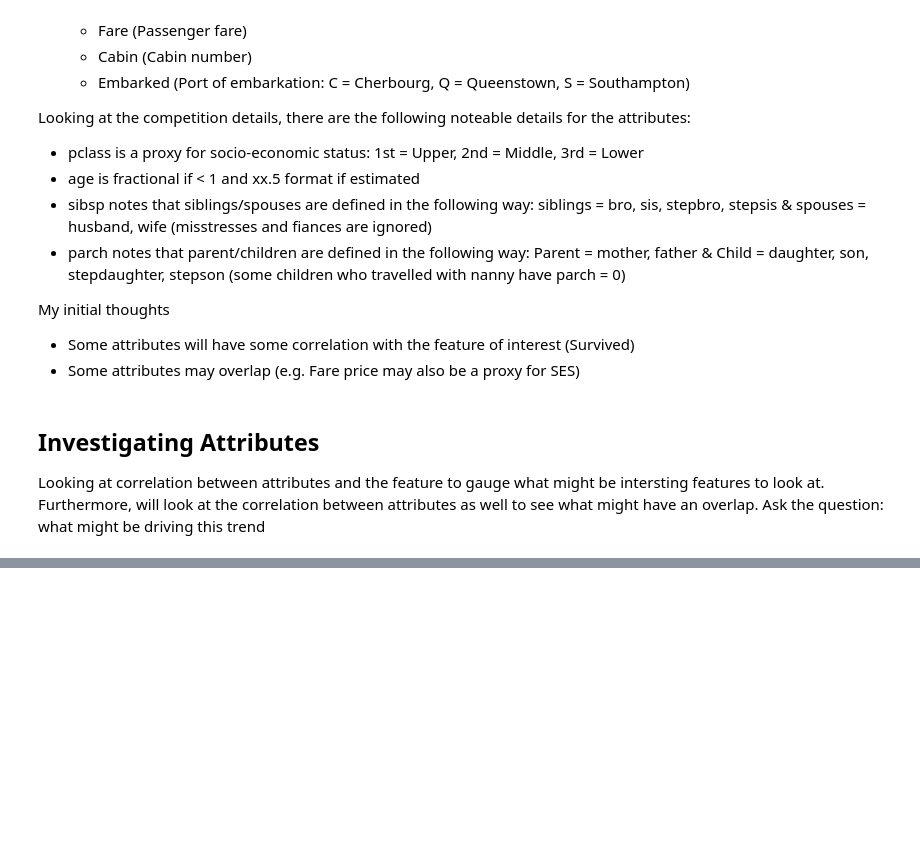
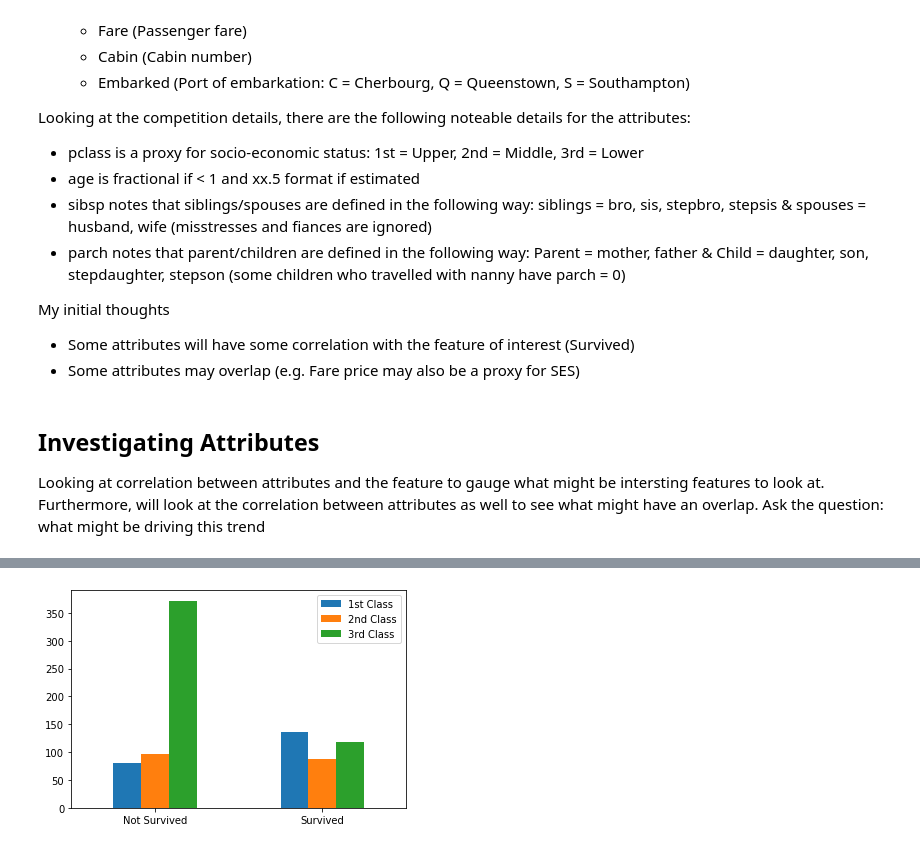
Before and after one commit to sarthak834028/TitanicCompetition, a Jupyter notebook: src/Data Analysis.ipynb, the cells around one changed output, grey strips where cells are left out. Drawn from its saved outputs; the diff is of its cells as text; code cells hidden in the pictures; blank space fills up the shorter version.

Commit message:
Visualisation of categorical variables added.

```diff
--- a/src/Data Analysis.ipynb
+++ b/src/Data Analysis.ipynb
@@ -100,0 +119,8 @@ Looking at correlation between attributes and the feature to gauge what might be
+# %%
+# Survived, Pclass, Sex, Embarked, Cabin would all make sense as a category
+for col in ["Survived", "Pclass", "Sex", "Embarked"]:
+    train_df[col] = train_df[col].astype("category")
+
+# PassengerId would not be necessary for modelling purposes
+if "PassengerId" in train_df.columns:
+    train_df = train_df.drop("PassengerId", axis = 1)
@@ -100,0 +142,17 @@ Looking at correlation between attributes and the feature to gauge what might be
+# %%
+# Pclass vs Survived
+df = train_df.groupby("Survived")
+index = ["Not Survived", "Survived"]
+class1 = []
+class2 = []
+class3 = []
+for i, frame in df:
+    class1.append(frame[frame["Pclass"] == 1].shape[0])
+    class2.append(frame[frame["Pclass"] == 2].shape[0])
+    class3.append(frame[frame["Pclass"] == 3].shape[0])
+df2 = pd.DataFrame({"1st Class": class1,
+                    "2nd Class": class2,
+                    "3rd Class": class3}, index=index)
+ax = df2.plot.bar(rot=0)
+# %% [output]
+[figure, added]
```
Also changed, not shown: parts of 8 cells of this notebook.
